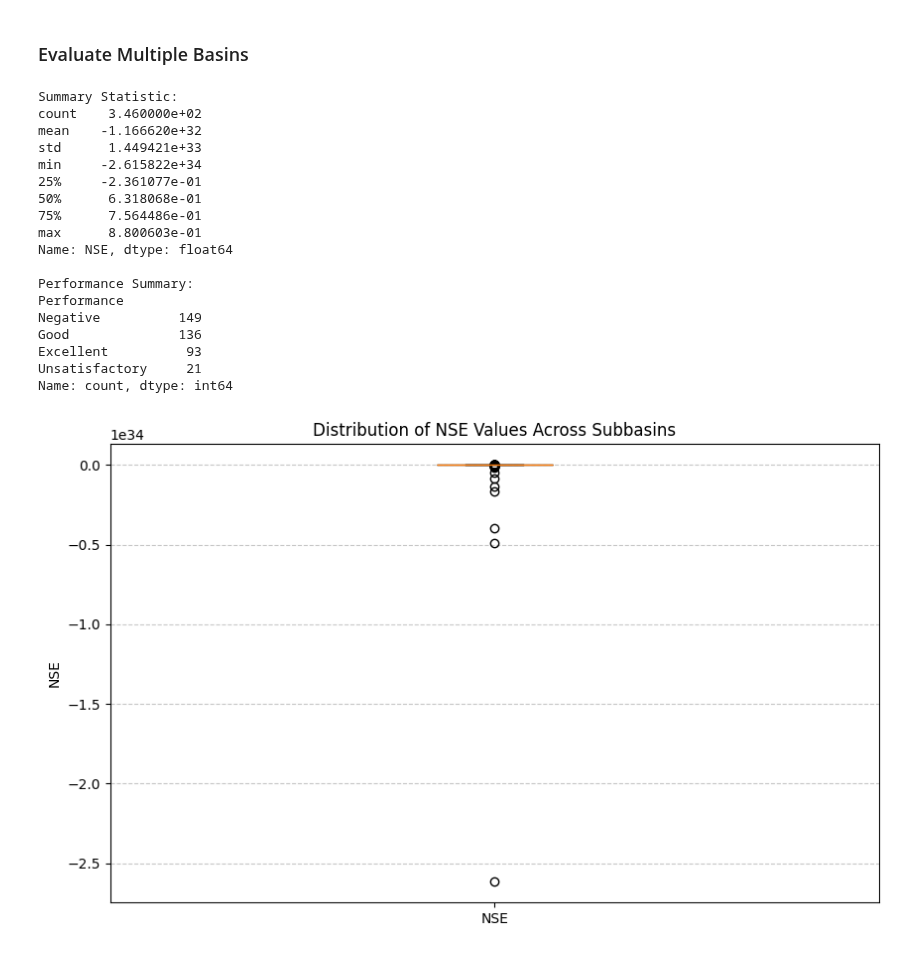
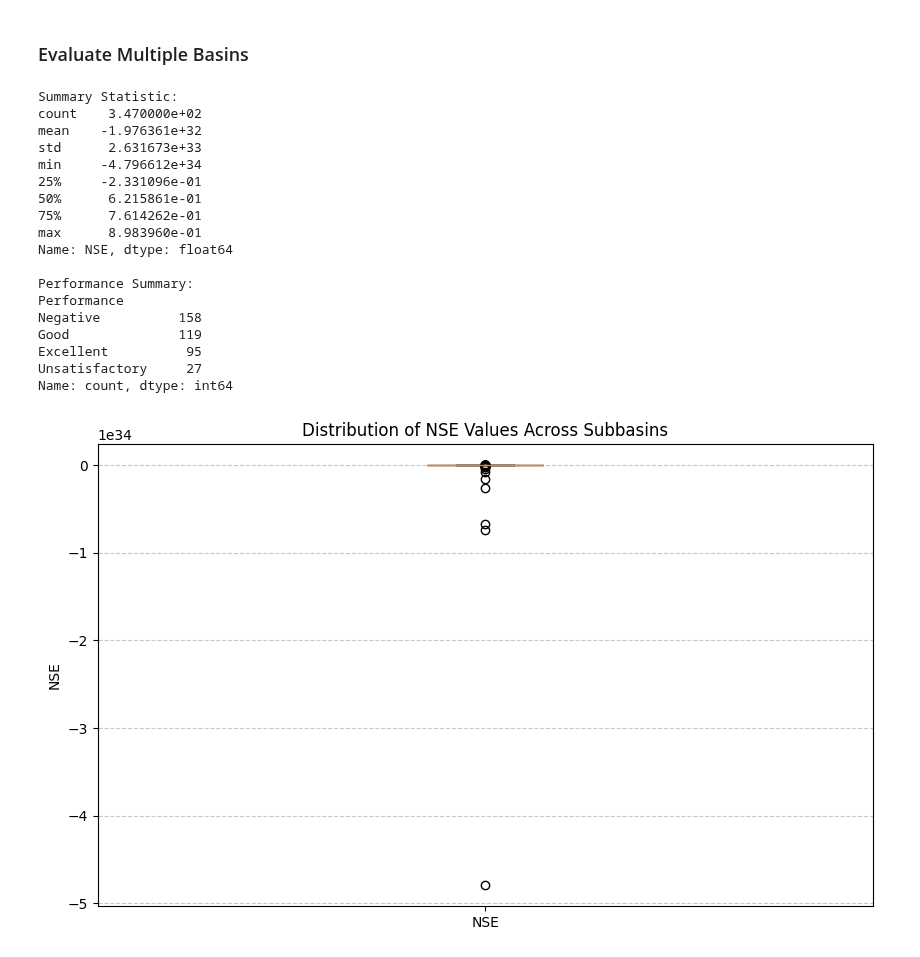
Before and after one commit to yunsupark1120/GAGEii_modeling, a Jupyter notebook: model_training.ipynb, the cells around one changed output. Cells and saved outputs as stored; diff of their text form; code cells hidden in the pictures.

```diff
--- a/model_training.ipynb
+++ b/model_training.ipynb
@@ -299,7 +299,7 @@ def evaluate_basin_prediction(basin_id: str, run_dir: str, epoch_num: int,
 
     return nse, observed_values, simulated_values, qsim['date']
 # %%
-basin_id = "04043050"
+basin_id = "04153500"
 run_dir = "GAGEii-ALL_US_with_static_minmax_standardized_1902_061410"
 epoch_num = 100
 
@@ -308,0 +309,4 @@ nse, obs, sim, dates = evaluate_basin_prediction(basin_id, run_dir, epoch_num, m
+# %%
+basin_id = "04034500"
+csv_file_path = Path("data/csv_files") / f"{basin_id}.csv"
+df = pd.read_csv(csv_file_path, index_col='date', parse_dates=True)
@@ -367,7 +445,7 @@ def evaluate_multiple_basins(eval_list: str, run_dir: str, epoch_num: int,
 
 
     for basin_id in tqdm(basin_ids):
-        nse = evaluate_basin_prediction(basin_id,
+        nse, _, _, _ = evaluate_basin_prediction(basin_id,
                               run_dir=run_dir,
                               epoch_num=epoch_num,
                               csv_dir=csv_dir,
@@ -412,27 +490,27 @@ def evaluate_multiple_basins(eval_list: str, run_dir: str, epoch_num: int,
     return nse_df
 # %%
 eval_list: str = r"basin_list\US_basin_list.txt"
-run_dir: str =  "GAGEii-ALL_US_with_static_minmax_standardized_1802_055156"
-epoch_num: int = 53
+run_dir = "GAGEii-ALL_US_with_static_z_standardized_1902_141922"
+epoch_num = 89
 
-df = evaluate_multiple_basins(eval_list, run_dir, epoch_num, min_max=True, skip_eval=True)
+df = evaluate_multiple_basins(eval_list, run_dir, epoch_num, min_max=False, skip_eval=True)
 # %% [output]
 Summary Statistic:
-count    3.460000e+02
-mean    -1.166620e+32
-std      1.449421e+33
-min     -2.615822e+34
-25%     -2.361077e-01
-50%      6.318068e-01
-75%      7.564486e-01
-max      8.800603e-01
+count    3.470000e+02
+mean    -1.976361e+32
+std      2.631673e+33
+min     -4.796612e+34
+25%     -2.331096e-01
+50%      6.215861e-01
+75%      7.614262e-01
+max      8.983960e-01
 Name: NSE, dtype: float64
 
 Performance Summary:
 Performance
-Negative          149
-Good              136
-Excellent          93
-Unsatisfactory     21
+Negative          158
+Good              119
+Excellent          95
+Unsatisfactory     27
 Name: count, dtype: int64
-[figure, old version]
+[figure, new version]
```
Also changed, not shown: parts of 9 cells of this notebook, 1 other file.
